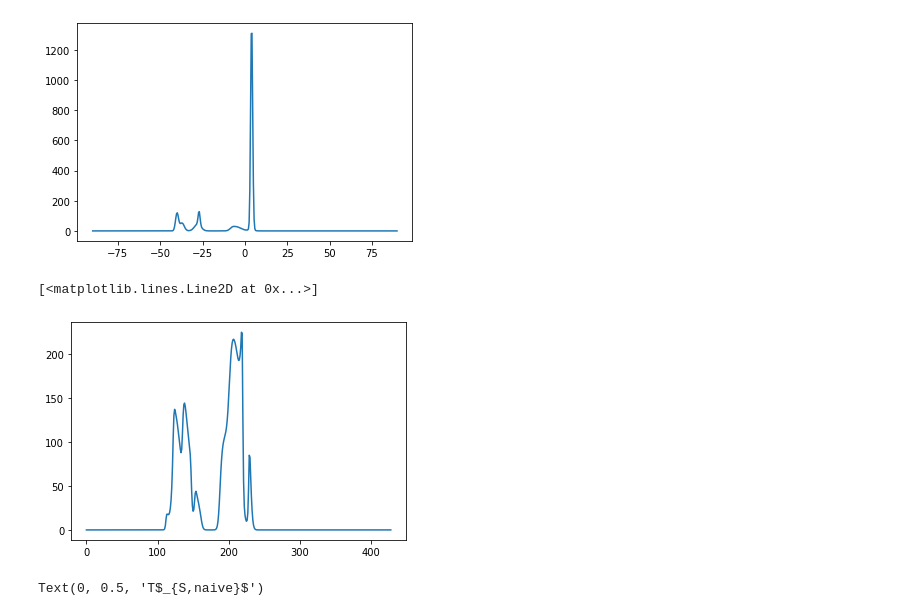
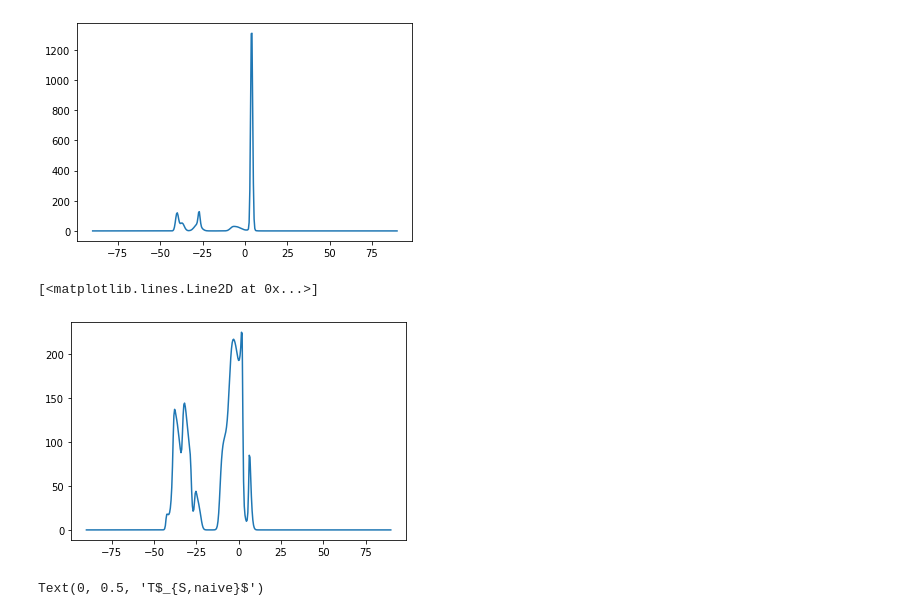
Before and after one commit to antoinemarchal/GASKAP, a Jupyter notebook: GASKAP_absorption.ipynb, the cells around one changed output. Drawn from its saved outputs; the diff is of its cells as text; code cells hidden in the pictures.

```diff
--- a/GASKAP_absorption.ipynb
+++ b/GASKAP_absorption.ipynb
@@ -298,10 +298,10 @@ plt.plot(v, Tb_abs_model)
 [<matplotlib.lines.Line2D at 0x...>]
 [figure]
 # %%
-plt.plot(model_Tb_abs / (1. - np.exp(-model_cube[:,1])))
+plt.plot(v, model_Tb_abs / (1. - np.exp(-model_cube[:,1])))
 # %% [output]
 [<matplotlib.lines.Line2D at 0x...>]
-[figure, old version]
+[figure, new version]
 # %%
 from astropy import constants as const
 m_h = 1.6737236e-27 #kg
```
